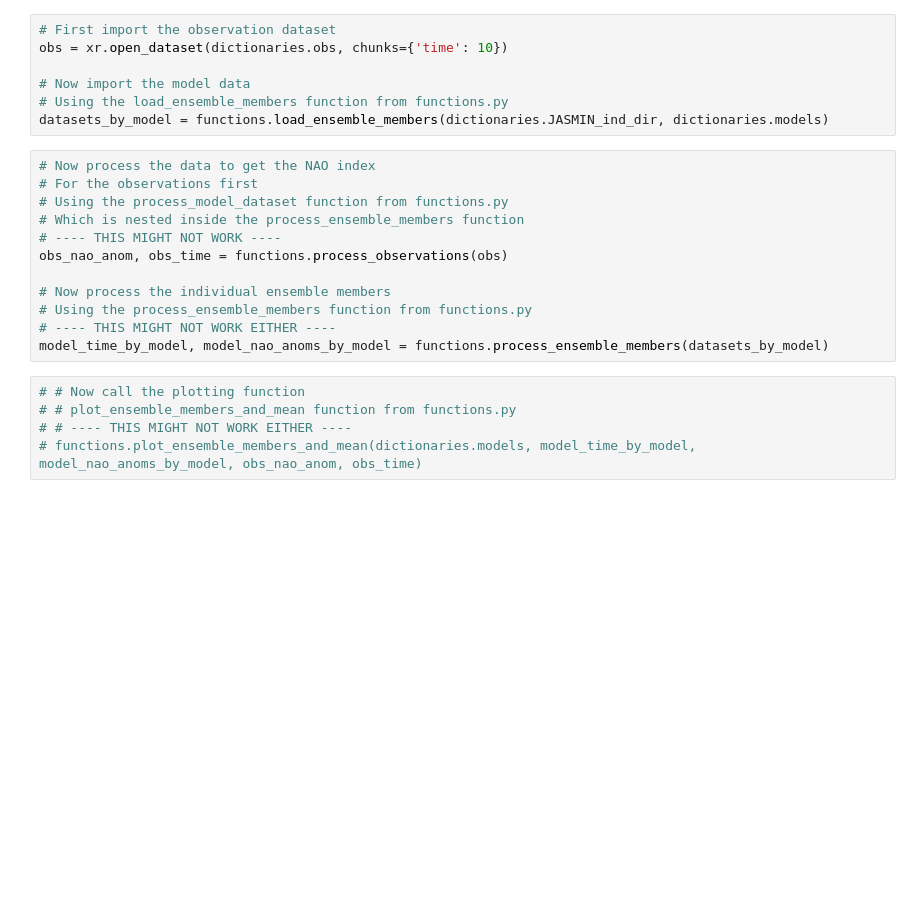
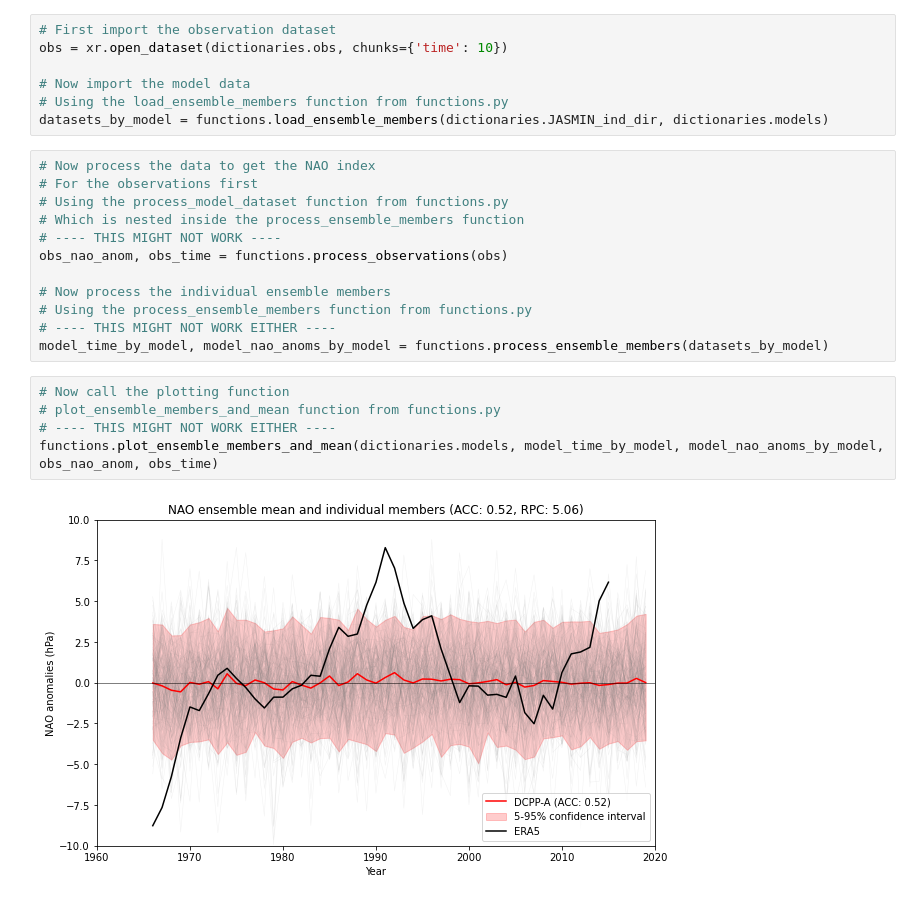
Before and after one commit to benhutchmet/multi-model-jasmin, a Jupyter notebook: plotting.ipynb, the cells around one changed output. Saved outputs shown, nothing was run; the diff lists cells and outputs as text; blank space fills up the shorter version.

```diff
--- a/plotting.ipynb
+++ b/plotting.ipynb
@@ -30,8 +30,10 @@ obs_nao_anom, obs_time = functions.process_observations(obs)
 # ---- THIS MIGHT NOT WORK EITHER ----
 model_time_by_model, model_nao_anoms_by_model = functions.process_ensemble_members(datasets_by_model)
 # %%
-# # Now call the plotting function
-# # plot_ensemble_members_and_mean function from functions.py
-# # ---- THIS MIGHT NOT WORK EITHER ----
-# functions.plot_ensemble_members_and_mean(dictionaries.models, model_time_by_model, model_nao_anoms_by_model, obs_nao_anom, obs_time)
+# Now call the plotting function
+# plot_ensemble_members_and_mean function from functions.py
+# ---- THIS MIGHT NOT WORK EITHER ----
+functions.plot_ensemble_members_and_mean(dictionaries.models, model_time_by_model, model_nao_anoms_by_model, obs_nao_anom, obs_time)
+# %% [output]
+[figure, added]
 # %%
```
Also changed, not shown: parts of 3 cells of this notebook.
